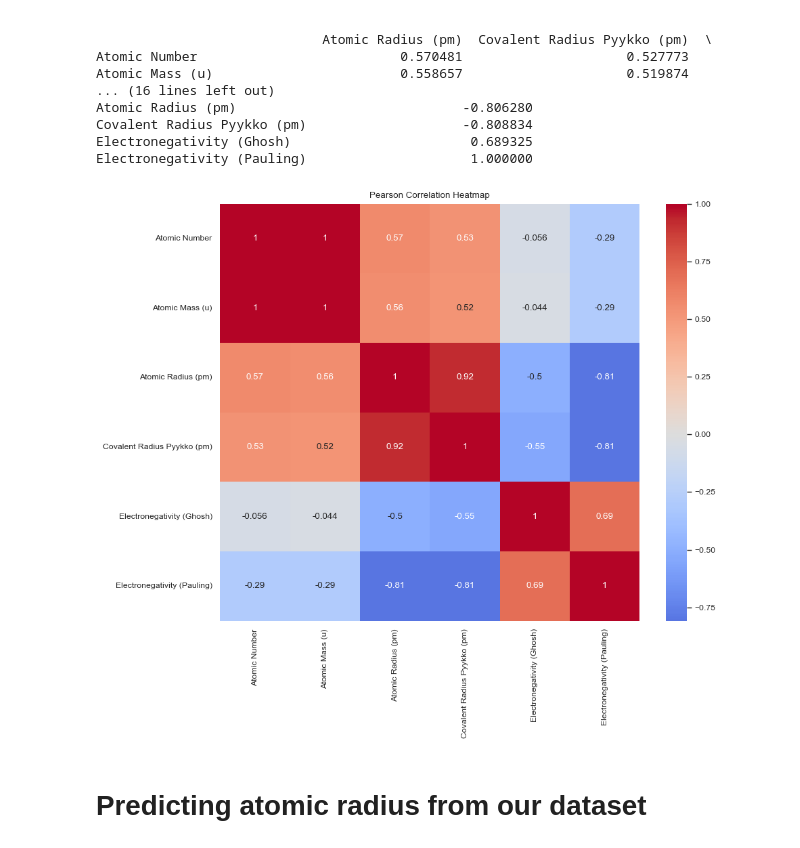
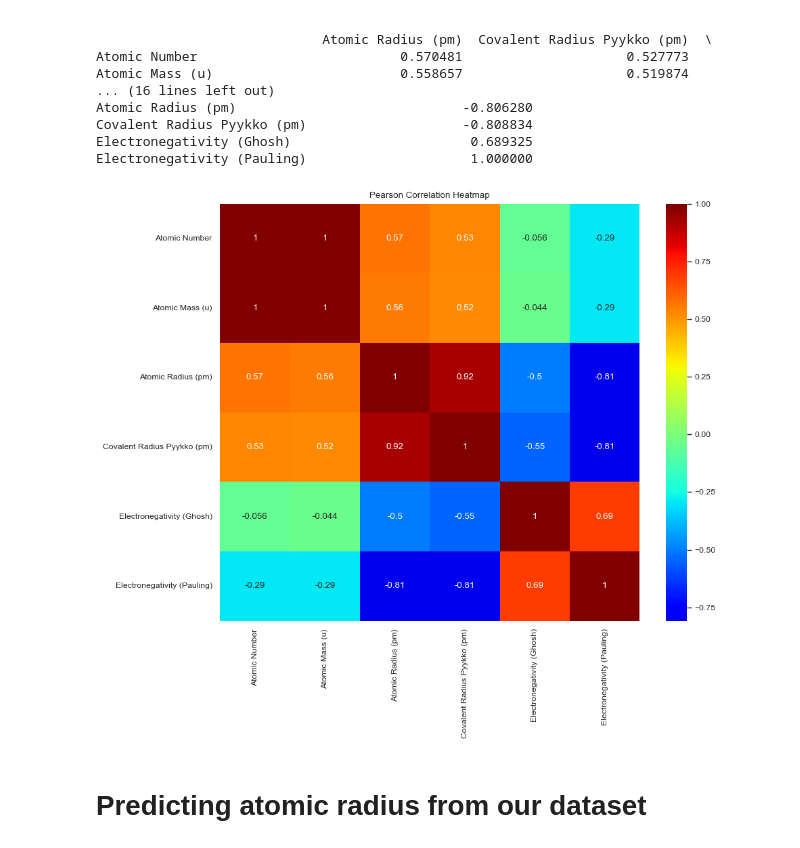
Before and after one commit to HenriqueCSJ/SBQT2023, a Jupyter notebook: Day3/Notebooks/SBQT 2023 - Workshop - Day 3 - NB 1 - PeriodicTable.ipynb, the cells around one changed output. Drawn from its saved outputs; the diff is of its cells as text; code cells hidden in the pictures.

```diff
--- a/Day3/Notebooks/SBQT 2023 - Workshop - Day 3 - NB 1 - PeriodicTable.ipynb
+++ b/Day3/Notebooks/SBQT 2023 - Workshop - Day 3 - NB 1 - PeriodicTable.ipynb
@@ -184,11 +184,11 @@ Electronegativity (Pauling)                     1.000000
 # %%
 # Heatmap of Pearson Correlation
 plt.figure(figsize=(10, 8))
-sns.heatmap(pearson_corr, annot=True, cmap='coolwarm', center=0)
+sns.heatmap(pearson_corr, annot=True, cmap='jet', center=0)
 plt.title('Pearson Correlation Heatmap')
 plt.show()
 # %% [output]
-[figure, old version]
+[figure, new version]
 # %% [markdown]
 # Predicting atomic radius from our dataset
 # %% [markdown]
```
Also changed, not shown: parts of 51 cells of this notebook, 12 other files.
